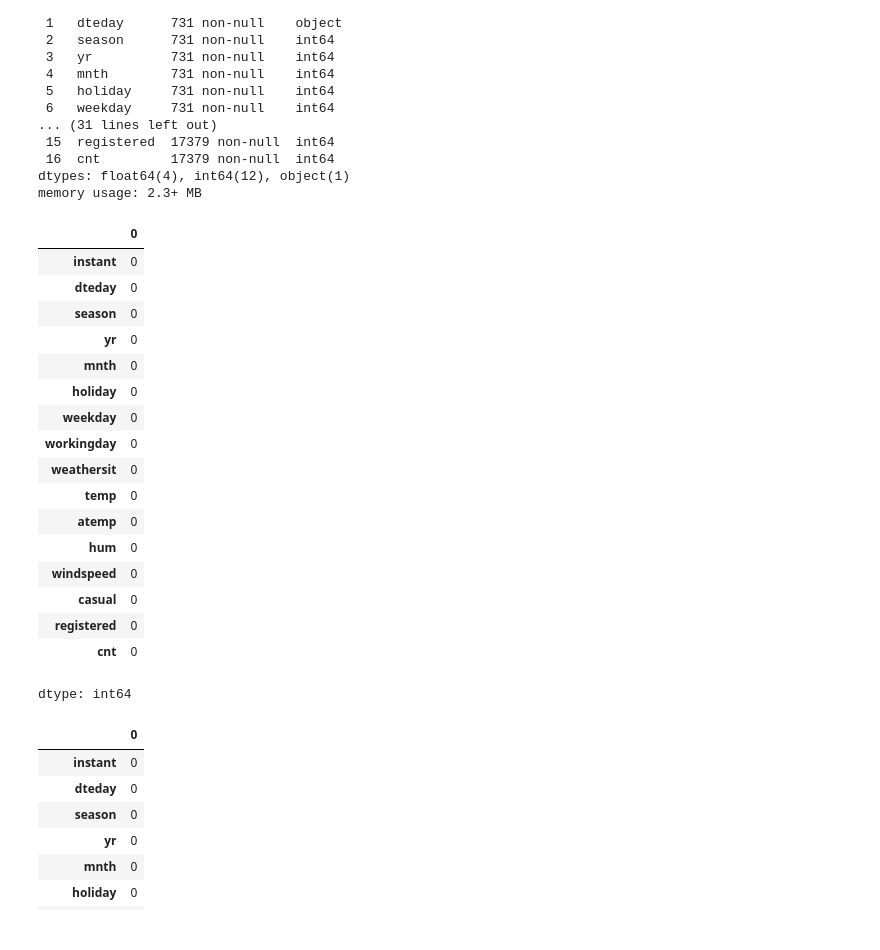
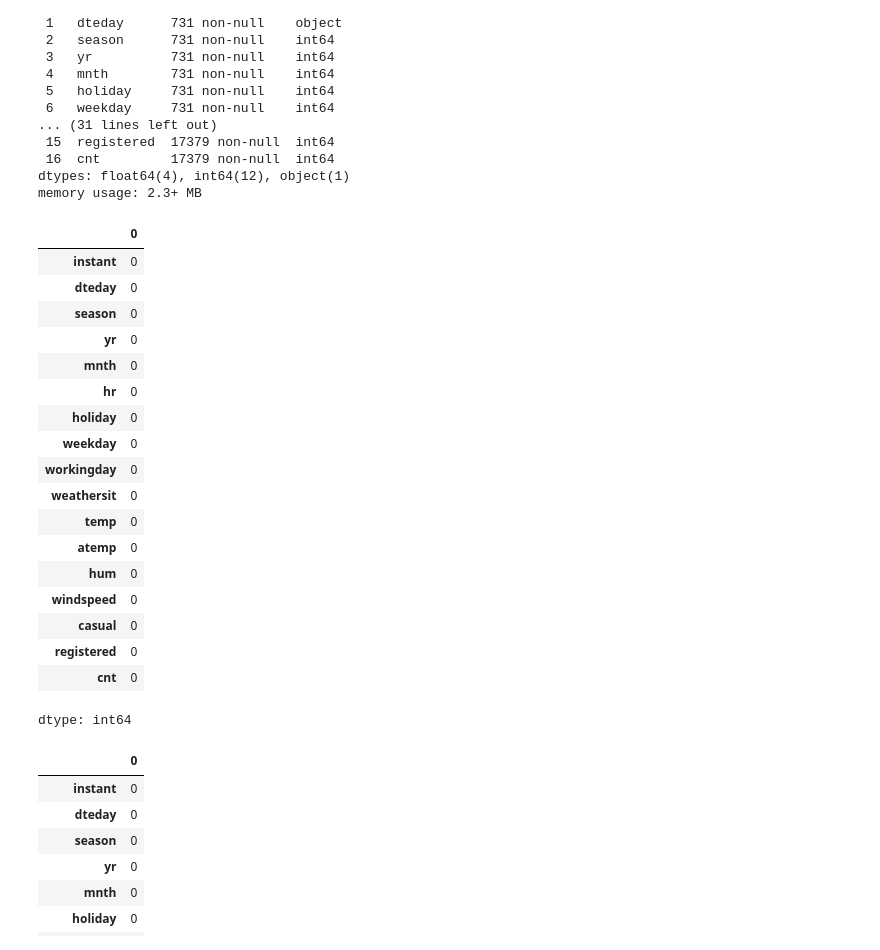
Before and after one commit to Mutasar/sewa-sepeda, a Jupyter notebook: Proyek_Analisis_Data.ipynb, the cells around one changed output. Saved outputs shown, nothing was run; the diff lists cells and outputs as text; code cells hidden in the pictures.

```diff
--- a/Proyek_Analisis_Data.ipynb
+++ b/Proyek_Analisis_Data.ipynb
@@ -95,14 +95,14 @@ memory usage: 2.3+ MB
 # %%
 # mengecek keberadaan missing value di dataset hour_df
 hour_df.isna().sum()
-day_df.isna().sum()
 # %% [output]
 |  | 0 |
 | instant | 0 |
 | dteday | 0 |
 | season | 0 |
 | yr | 0 |
 | mnth | 0 |
+| hr | 0 |
 | holiday | 0 |
 | weekday | 0 |
 | workingday | 0 |
```
Also changed, not shown: parts of 10 cells of this notebook.
